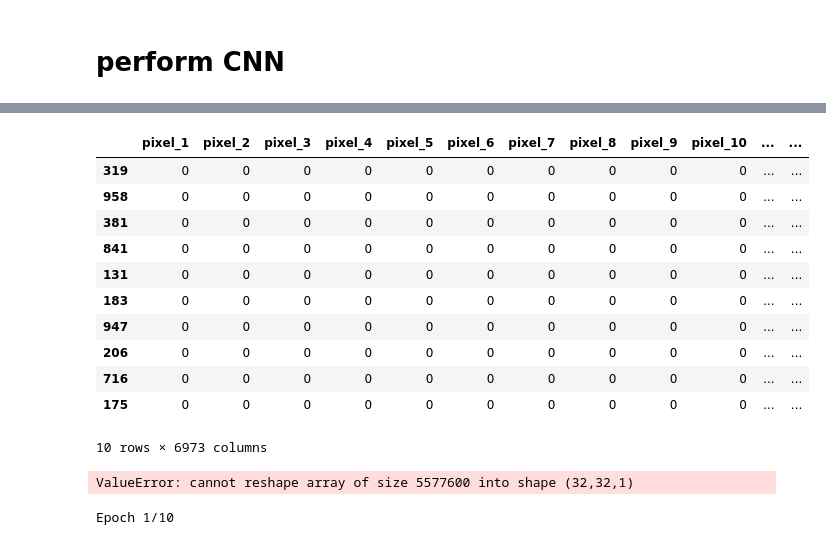
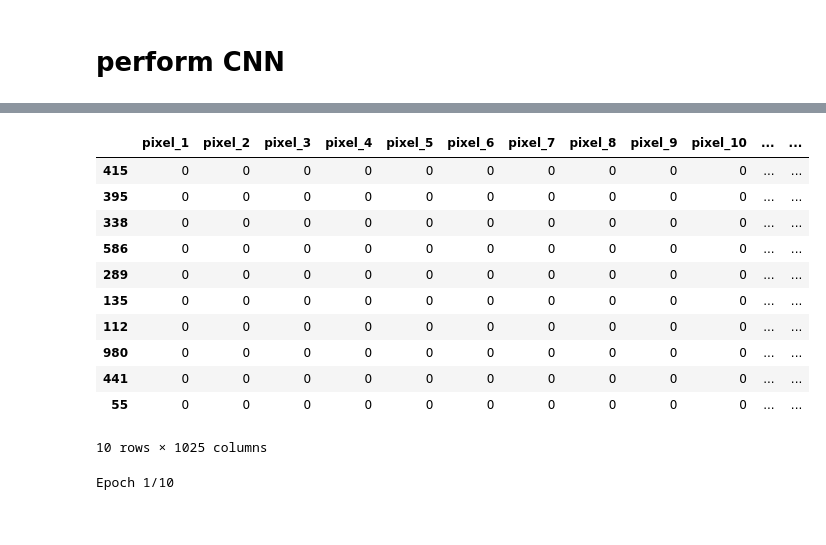
Before and after one commit to kyleoneil/MLProjs, a Jupyter notebook: hiragana_ocr_translation/hiragana_character_recognition.ipynb, the cells around one changed output, grey strips where cells are left out. Cells and saved outputs as stored; diff of their text form; code cells hidden in the pictures.

```diff
--- a/hiragana_ocr_translation/hiragana_character_recognition.ipynb
+++ b/hiragana_ocr_translation/hiragana_character_recognition.ipynb
@@ -113,6 +113,7 @@ for index, row in cv.iterrows():
     if pd.isna(label) or label == 'NA':
         label = 'NA'
     labels.append(label)
+images = np.array(images)
 
 # plot images with labels
 import matplotlib.pyplot as plt
@@ -135,29 +136,29 @@ length of dataset: 999
 # %%
 # Flatten Image Data and Create Labeled DataFrame
 
-flat_images = X.reshape((X.shape[0], -1))
+flat_images = images.reshape((images.shape[0], -1))
 
 # Create column names for the pixel values
 pixel_columns = [f'pixel_{i+1}' for i in range(flat_images.shape[1])]
 
 # Create the DataFrame
 df = pd.DataFrame(flat_images, columns=pixel_columns)
 df['label'] = labels
 
 df.sample(10)
 # %% [output]
 |  | pixel_1 | pixel_2 | pixel_3 | pixel_4 | pixel_5 | pixel_6 | pixel_7 | pixel_8 | pixel_9 | pixel_10 | ... | ... |
-| 319 | 0 | 0 | 0 | 0 | 0 | 0 | 0 | 0 | 0 | 0 | ... | ... |
-| 958 | 0 | 0 | 0 | 0 | 0 | 0 | 0 | 0 | 0 | 0 | ... | ... |
-| 381 | 0 | 0 | 0 | 0 | 0 | 0 | 0 | 0 | 0 | 0 | ... | ... |
-| 841 | 0 | 0 | 0 | 0 | 0 | 0 | 0 | 0 | 0 | 0 | ... | ... |
-| 131 | 0 | 0 | 0 | 0 | 0 | 0 | 0 | 0 | 0 | 0 | ... | ... |
-| 183 | 0 | 0 | 0 | 0 | 0 | 0 | 0 | 0 | 0 | 0 | ... | ... |
-| 947 | 0 | 0 | 0 | 0 | 0 | 0 | 0 | 0 | 0 | 0 | ... | ... |
-| 206 | 0 | 0 | 0 | 0 | 0 | 0 | 0 | 0 | 0 | 0 | ... | ... |
-| 716 | 0 | 0 | 0 | 0 | 0 | 0 | 0 | 0 | 0 | 0 | ... | ... |
-| 175 | 0 | 0 | 0 | 0 | 0 | 0 | 0 | 0 | 0 | 0 | ... | ... |
+| 415 | 0 | 0 | 0 | 0 | 0 | 0 | 0 | 0 | 0 | 0 | ... | ... |
+| 395 | 0 | 0 | 0 | 0 | 0 | 0 | 0 | 0 | 0 | 0 | ... | ... |
+| 338 | 0 | 0 | 0 | 0 | 0 | 0 | 0 | 0 | 0 | 0 | ... | ... |
+| 586 | 0 | 0 | 0 | 0 | 0 | 0 | 0 | 0 | 0 | 0 | ... | ... |
+| 289 | 0 | 0 | 0 | 0 | 0 | 0 | 0 | 0 | 0 | 0 | ... | ... |
+| 135 | 0 | 0 | 0 | 0 | 0 | 0 | 0 | 0 | 0 | 0 | ... | ... |
+| 112 | 0 | 0 | 0 | 0 | 0 | 0 | 0 | 0 | 0 | 0 | ... | ... |
+| 980 | 0 | 0 | 0 | 0 | 0 | 0 | 0 | 0 | 0 | 0 | ... | ... |
+| 441 | 0 | 0 | 0 | 0 | 0 | 0 | 0 | 0 | 0 | 0 | ... | ... |
+| 55 | 0 | 0 | 0 | 0 | 0 | 0 | 0 | 0 | 0 | 0 | ... | ... |
-10 rows × 6973 columns
+10 rows × 1025 columns
 # %%
 # Separate features and labels
 
@@ -176,8 +177,6 @@ X_test = X_test.reshape((-1, img_width, img_height, 1))
 # Convert labels to one-hot encoding
 y_train_cnn = tf.keras.utils.to_categorical(y_train)
 y_test_cnn = tf.keras.utils.to_categorical(y_test)
-# %% [output]
-ValueError: cannot reshape array of size 5577600 into shape (32,32,1)
 # %%
 # Build the CNN model
 model = models.Sequential([
```
Also changed, not shown: parts of 2 cells of this notebook.
